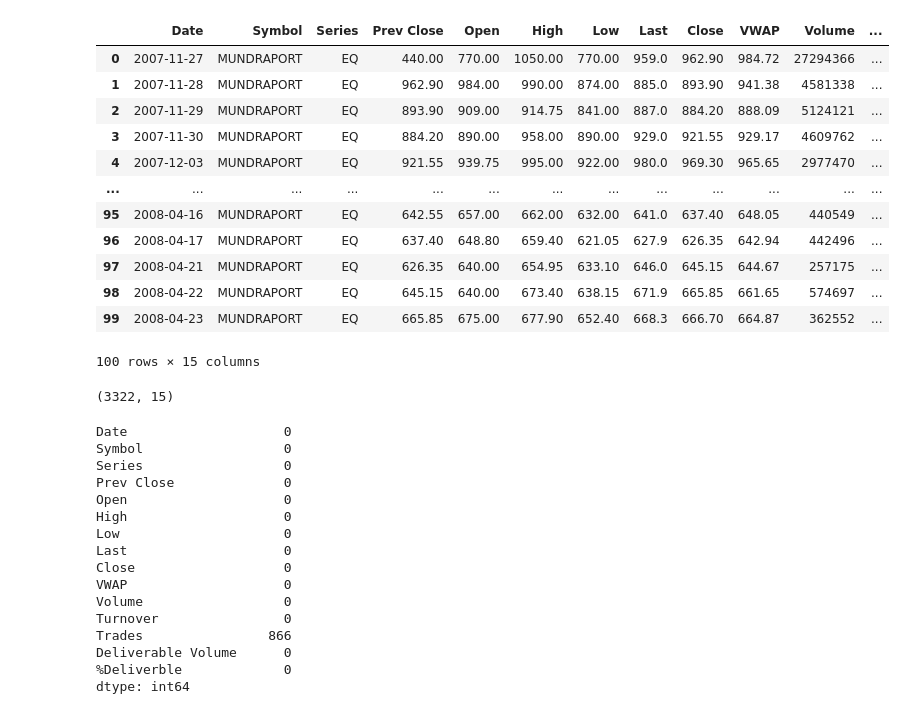
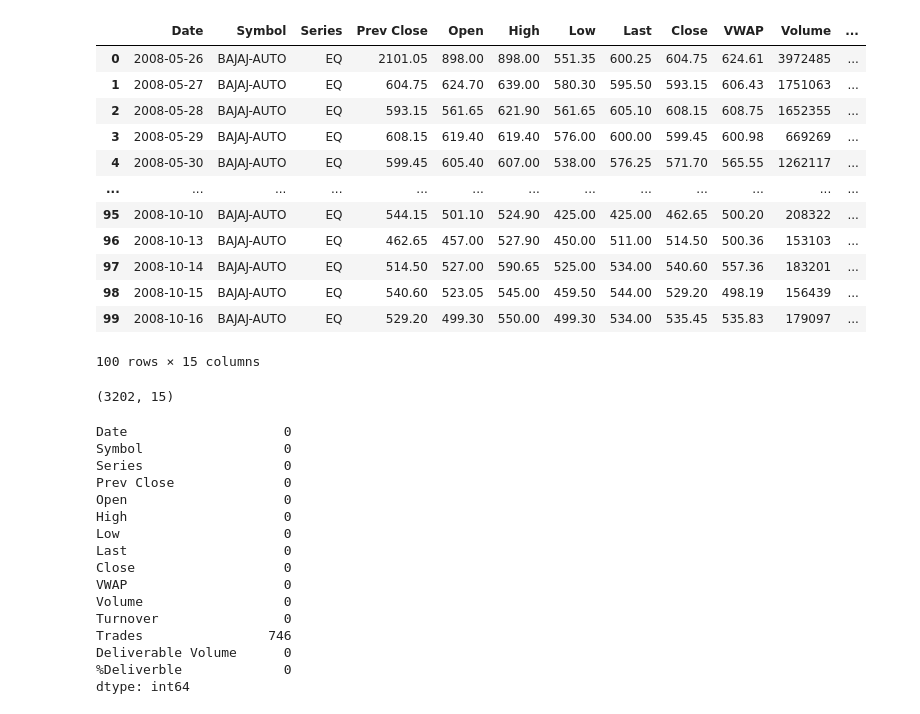
Before and after one commit to EshanUGR/DL-Assigment, a Jupyter notebook: notebooks/data_exploration.ipynb, the cells around one changed output. Saved outputs shown, nothing was run; the diff lists cells and outputs as text; code cells hidden in the pictures.

```diff
--- a/notebooks/data_exploration.ipynb
+++ b/notebooks/data_exploration.ipynb
@@ -7,31 +7,28 @@ from tensorflow.keras.models import Sequential
 from tensorflow.keras.layers import LSTM, Dense, Dropout
 import matplotlib.pyplot as plt
 # %%
+file_path = "E:/7th semester/Deep Learning/labs/DL-Assigment/data/BAJAJ-AUTO.csv"
 
-def load_data():
-    data = pd.read_csv("E:/7th semester/Deep Learning/labs/DL-Assigment/data/ADANIPORTS.csv")
-    data.head()
-    return data
-
+data = pd.read_csv(file_path)
 data.head(100)
 # %% [output]
 |  | Date | Symbol | Series | Prev Close | Open | High | Low | Last | Close | VWAP | Volume | ... |
-| 0 | 2007-11-27 | MUNDRAPORT | EQ | 440.00 | 770.00 | 1050.00 | 770.00 | 959.0 | 962.90 | 984.72 | 27294366 | ... |
-| 1 | 2007-11-28 | MUNDRAPORT | EQ | 962.90 | 984.00 | 990.00 | 874.00 | 885.0 | 893.90 | 941.38 | 4581338 | ... |
-| 2 | 2007-11-29 | MUNDRAPORT | EQ | 893.90 | 909.00 | 914.75 | 841.00 | 887.0 | 884.20 | 888.09 | 5124121 | ... |
-| 3 | 2007-11-30 | MUNDRAPORT | EQ | 884.20 | 890.00 | 958.00 | 890.00 | 929.0 | 921.55 | 929.17 | 4609762 | ... |
-| 4 | 2007-12-03 | MUNDRAPORT | EQ | 921.55 | 939.75 | 995.00 | 922.00 | 980.0 | 969.30 | 965.65 | 2977470 | ... |
+| 0 | 2008-05-26 | BAJAJ-AUTO | EQ | 2101.05 | 898.00 | 898.00 | 551.35 | 600.25 | 604.75 | 624.61 | 3972485 | ... |
+| 1 | 2008-05-27 | BAJAJ-AUTO | EQ | 604.75 | 624.70 | 639.00 | 580.30 | 595.50 | 593.15 | 606.43 | 1751063 | ... |
+| 2 | 2008-05-28 | BAJAJ-AUTO | EQ | 593.15 | 561.65 | 621.90 | 561.65 | 605.10 | 608.15 | 608.75 | 1652355 | ... |
+| 3 | 2008-05-29 | BAJAJ-AUTO | EQ | 608.15 | 619.40 | 619.40 | 576.00 | 600.00 | 599.45 | 600.98 | 669269 | ... |
+| 4 | 2008-05-30 | BAJAJ-AUTO | EQ | 599.45 | 605.40 | 607.00 | 538.00 | 576.25 | 571.70 | 565.55 | 1262117 | ... |
 | ... | ... | ... | ... | ... | ... | ... | ... | ... | ... | ... | ... | ... |
-| 95 | 2008-04-16 | MUNDRAPORT | EQ | 642.55 | 657.00 | 662.00 | 632.00 | 641.0 | 637.40 | 648.05 | 440549 | ... |
-| 96 | 2008-04-17 | MUNDRAPORT | EQ | 637.40 | 648.80 | 659.40 | 621.05 | 627.9 | 626.35 | 642.94 | 442496 | ... |
-| 97 | 2008-04-21 | MUNDRAPORT | EQ | 626.35 | 640.00 | 654.95 | 633.10 | 646.0 | 645.15 | 644.67 | 257175 | ... |
-| 98 | 2008-04-22 | MUNDRAPORT | EQ | 645.15 | 640.00 | 673.40 | 638.15 | 671.9 | 665.85 | 661.65 | 574697 | ... |
-| 99 | 2008-04-23 | MUNDRAPORT | EQ | 665.85 | 675.00 | 677.90 | 652.40 | 668.3 | 666.70 | 664.87 | 362552 | ... |
+| 95 | 2008-10-10 | BAJAJ-AUTO | EQ | 544.15 | 501.10 | 524.90 | 425.00 | 425.00 | 462.65 | 500.20 | 208322 | ... |
+| 96 | 2008-10-13 | BAJAJ-AUTO | EQ | 462.65 | 457.00 | 527.90 | 450.00 | 511.00 | 514.50 | 500.36 | 153103 | ... |
+| 97 | 2008-10-14 | BAJAJ-AUTO | EQ | 514.50 | 527.00 | 590.65 | 525.00 | 534.00 | 540.60 | 557.36 | 183201 | ... |
+| 98 | 2008-10-15 | BAJAJ-AUTO | EQ | 540.60 | 523.05 | 545.00 | 459.50 | 544.00 | 529.20 | 498.19 | 156439 | ... |
+| 99 | 2008-10-16 | BAJAJ-AUTO | EQ | 529.20 | 499.30 | 550.00 | 499.30 | 534.00 | 535.45 | 535.83 | 179097 | ... |
 100 rows × 15 columns
 # %%
 data.shape
 # %% [output]
-(3322, 15)
+(3202, 15)
 # %%
 data.isnull().sum()
 # %% [output]
@@ -47,7 +44,7 @@ Close                   0
 VWAP                    0
 Volume                  0
 Turnover                0
-Trades                866
+Trades                746
 Deliverable Volume      0
 %Deliverble             0
 dtype: int64
```
Also changed, not shown: parts of 3 cells of this notebook.
